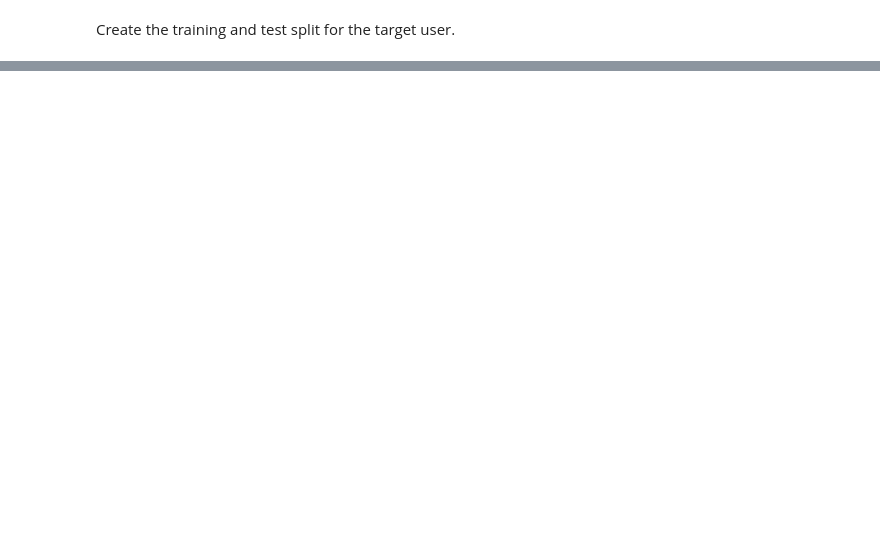
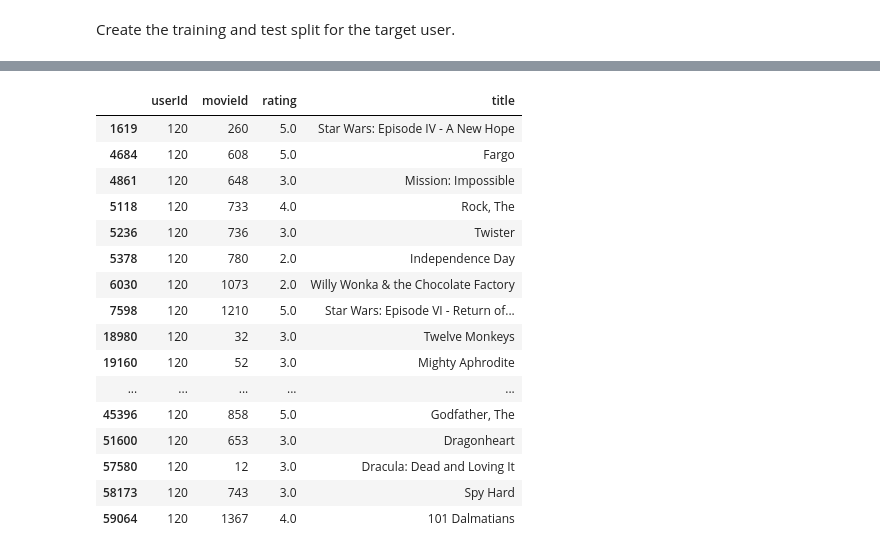
Before and after one commit to ptoopchi/sample-code, a Jupyter notebook: Recommendation_System/User_Based_CF.ipynb, the cells around one changed output, grey strips where cells are left out. Saved outputs shown, nothing was run; the diff lists cells and outputs as text; code cells hidden in the pictures; blank space fills up the shorter version.

```diff
--- a/Recommendation_System/User_Based_CF.ipynb
+++ b/Recommendation_System/User_Based_CF.ipynb
@@ -263,0 +288,21 @@ metrics_output
+# %%
+seeRatedMovies = df_ratings.merge(df_movies[['movieId','title']], left_on='movieId', right_on='movieId')
+seeRatedMovies[seeRatedMovies['userId'] == 120]
+# %% [output]
+|  | userId | movieId | rating | title |
+| 1619 | 120 | 260 | 5.0 | Star Wars: Episode IV - A New Hope |
+| 4684 | 120 | 608 | 5.0 | Fargo |
+| 4861 | 120 | 648 | 3.0 | Mission: Impossible |
+| 5118 | 120 | 733 | 4.0 | Rock, The |
+| 5236 | 120 | 736 | 3.0 | Twister |
+| 5378 | 120 | 780 | 2.0 | Independence Day |
+| 6030 | 120 | 1073 | 2.0 | Willy Wonka & the Chocolate Factory |
+| 7598 | 120 | 1210 | 5.0 | Star Wars: Episode VI - Return of... |
+| 18980 | 120 | 32 | 3.0 | Twelve Monkeys |
+| 19160 | 120 | 52 | 3.0 | Mighty Aphrodite |
+| ... | ... | ... | ... | ... |
+| 45396 | 120 | 858 | 5.0 | Godfather, The |
+| 51600 | 120 | 653 | 3.0 | Dragonheart |
+| 57580 | 120 | 12 | 3.0 | Dracula: Dead and Loving It |
+| 58173 | 120 | 743 | 3.0 | Spy Hard |
+| 59064 | 120 | 1367 | 4.0 | 101 Dalmatians |
```
Also changed, not shown: parts of 19 cells of this notebook.
